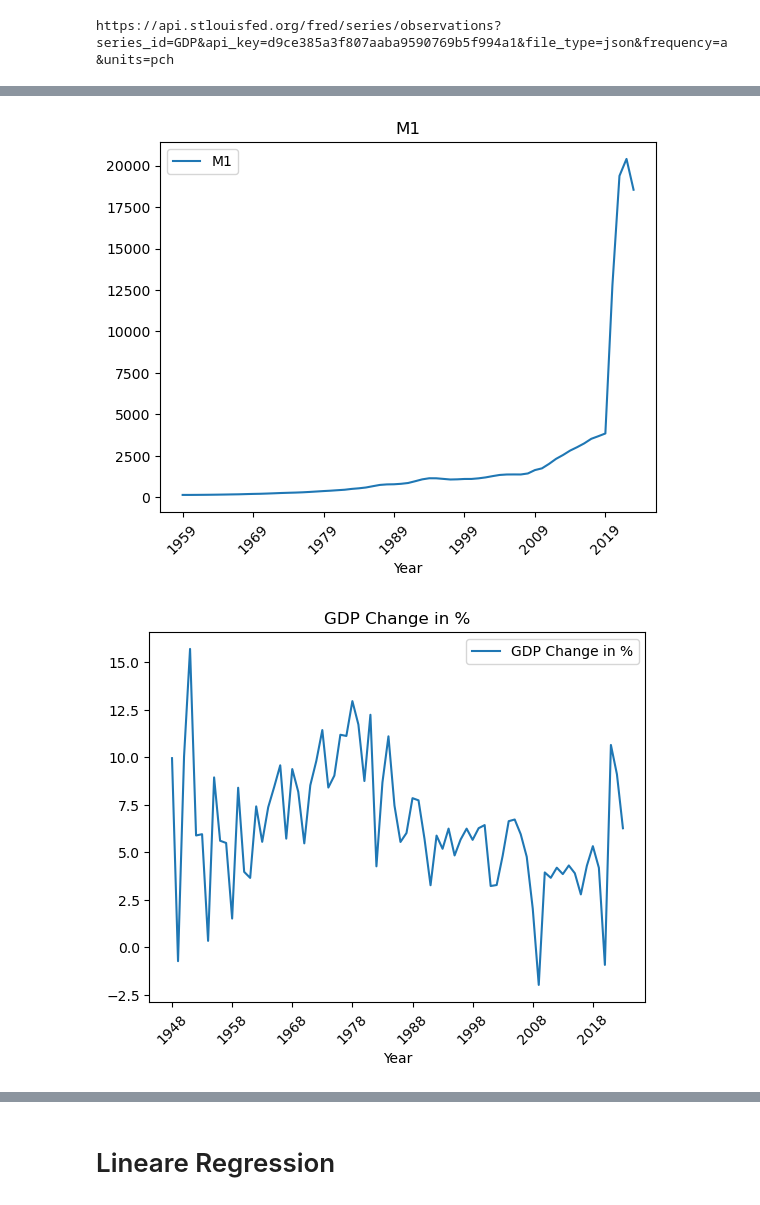
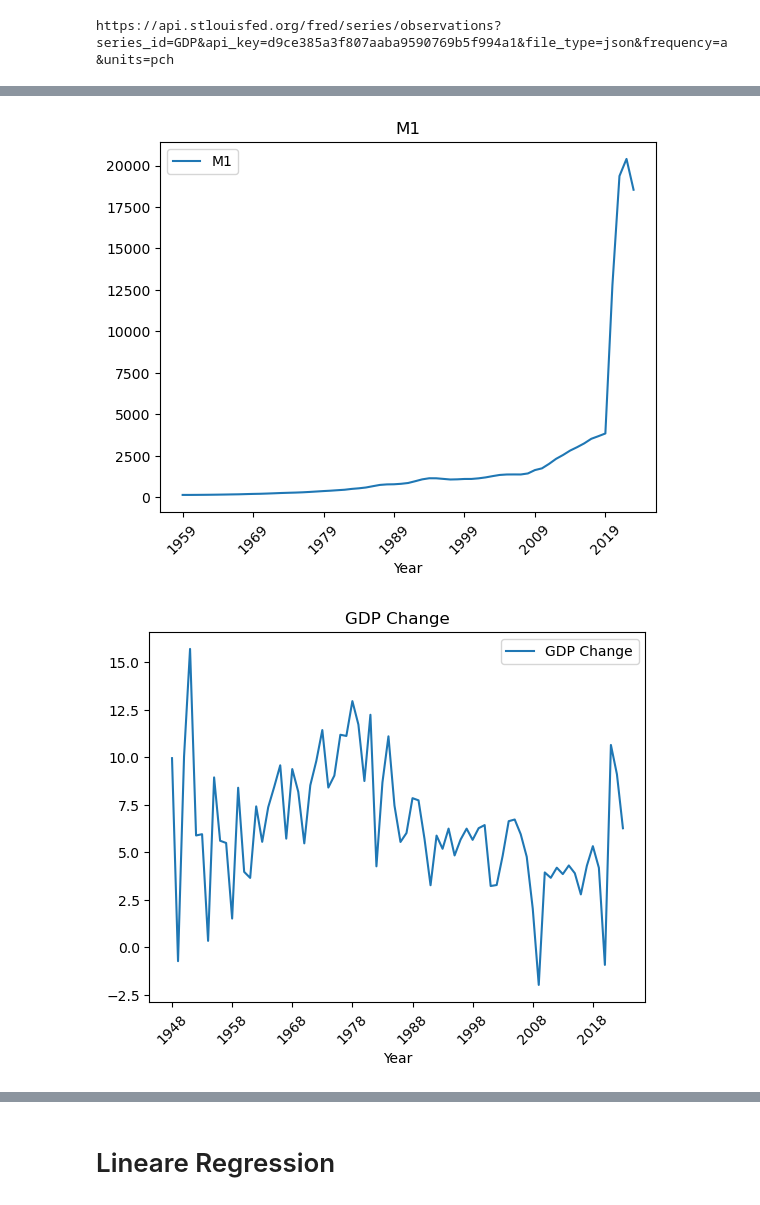
Before and after one commit to RiccardoDAndrea/Training, a Jupyter notebook: Scripts/models/Linear Regression/Linear_regression.ipynb, the cells around one changed output, grey strips where cells are left out. Drawn from its saved outputs; the diff is of its cells as text; code cells hidden in the pictures.

```diff
--- a/Scripts/models/Linear Regression/Linear_regression.ipynb
+++ b/Scripts/models/Linear Regression/Linear_regression.ipynb
@@ -73,7 +82,7 @@ df_m1.rename(columns={'Value': 'M1'}, inplace=True)
 df_oil.rename(columns={'Value': 'Oil_price'}, inplace=True)
 df_cpi.rename(columns={'Value': 'CPI Index'}, inplace=True)
 df_GDP.rename(columns={'Value': 'GDP'}, inplace=True)
-df_GDP_per.rename(columns={'Value': 'GDP Change in %'}, inplace=True)
+df_GDP_per.rename(columns={'Value': 'GDP Change'}, inplace=True)
 # %%
 def df_to_datetime(df):
     df['Date'] = pd.to_datetime(df['Date'])
@@ -115,20 +124,20 @@ df_GDP_per
 # %%
 def plot(df, title, column):
     df.plot(x='Year', y=column, kind='line', title=title)
     plt.xticks(rotation=45)
     plt.show()
 
 plot(df_GDP, 'GDP', 'GDP')
 plot(df_oil, 'Oil', 'Oil_price')
 plot(df_cpi, 'CPI', 'CPI Index')
 plot(df_m1, 'M1', 'M1')
-plot(df_GDP_per, 'GDP Change in %', 'GDP Change in %')
+plot(df_GDP_per, 'GDP Change', 'GDP Change')
 # %% [output]
 [figure]
 [figure]
 [figure]
 [figure]
-[figure, old version]
+[figure, new version]
 # %%
 # Merge DataFrames basierend auf der 'Date'-Spalte
 merged_df = pd.merge(df_GDP, df_oil, on='Year')
```
Also changed, not shown: parts of 16 cells of this notebook, 1 other file.
